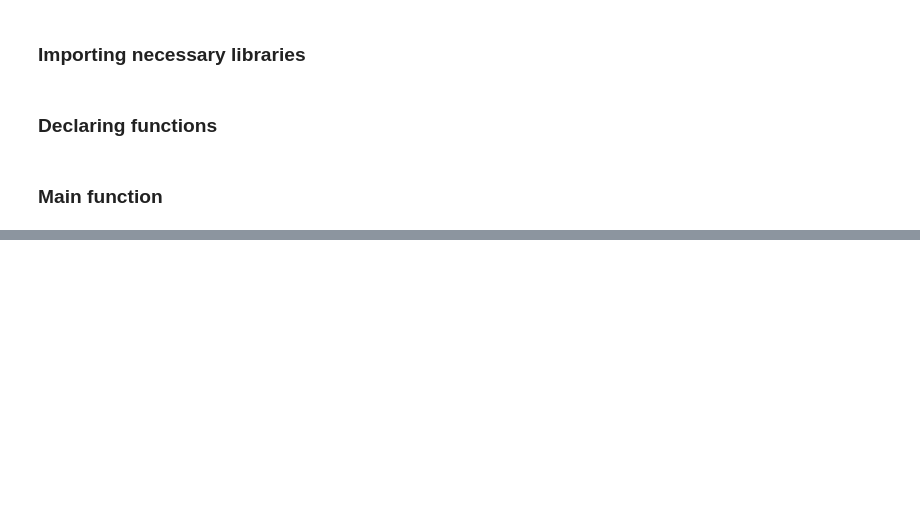
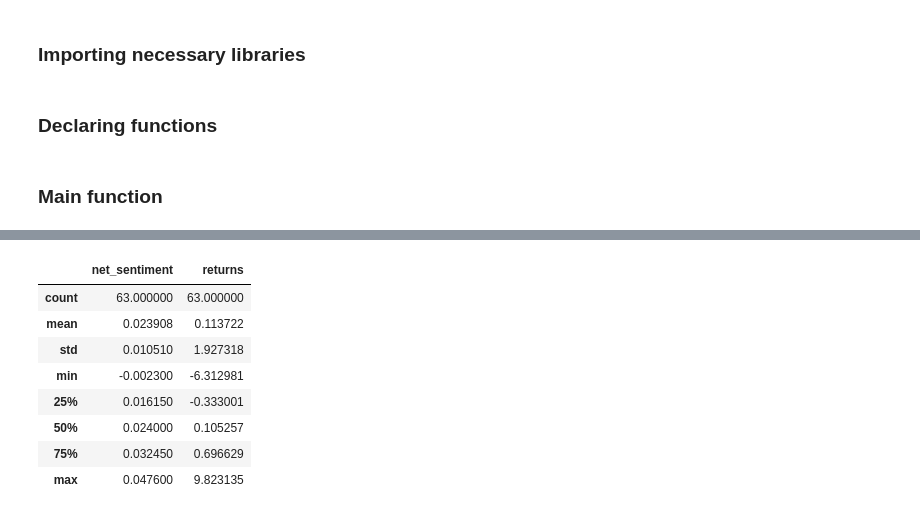
Before and after one commit to nilsoscar98/GM1413, a Jupyter notebook: Project.ipynb, the cells around one changed output, grey strips where cells are left out. Cells and saved outputs as stored; diff of their text form; code cells hidden in the pictures; blank space fills up the shorter version.

```diff
--- a/Project.ipynb
+++ b/Project.ipynb
@@ -52,0 +266,12 @@ df_transcripts = pd.DataFrame(transcripts_list, index=files) #Create a DataFrame
+# %%
+df_aapl[['net_sentiment', 'returns']].describe()
+# %% [output]
+|  | net_sentiment | returns |
+| count | 63.000000 | 63.000000 |
+| mean | 0.023908 | 0.113722 |
+| std | 0.010510 | 1.927318 |
+| min | -0.002300 | -6.312981 |
+| 25% | 0.016150 | -0.333001 |
+| 50% | 0.024000 | 0.105257 |
+| 75% | 0.032450 | 0.696629 |
+| max | 0.047600 | 9.823135 |
```
Also changed, not shown: parts of 13 cells of this notebook, 4 other files.
